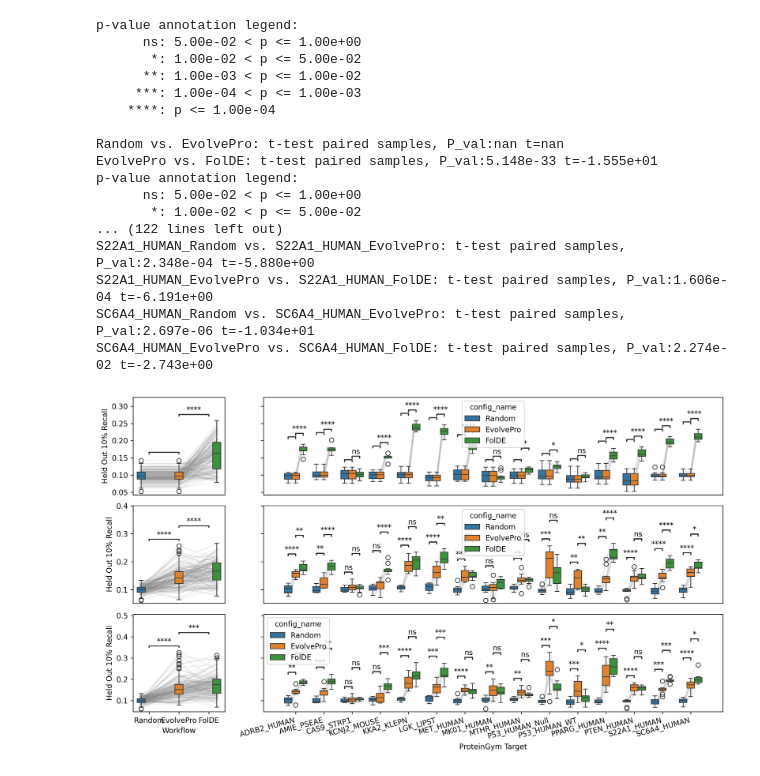
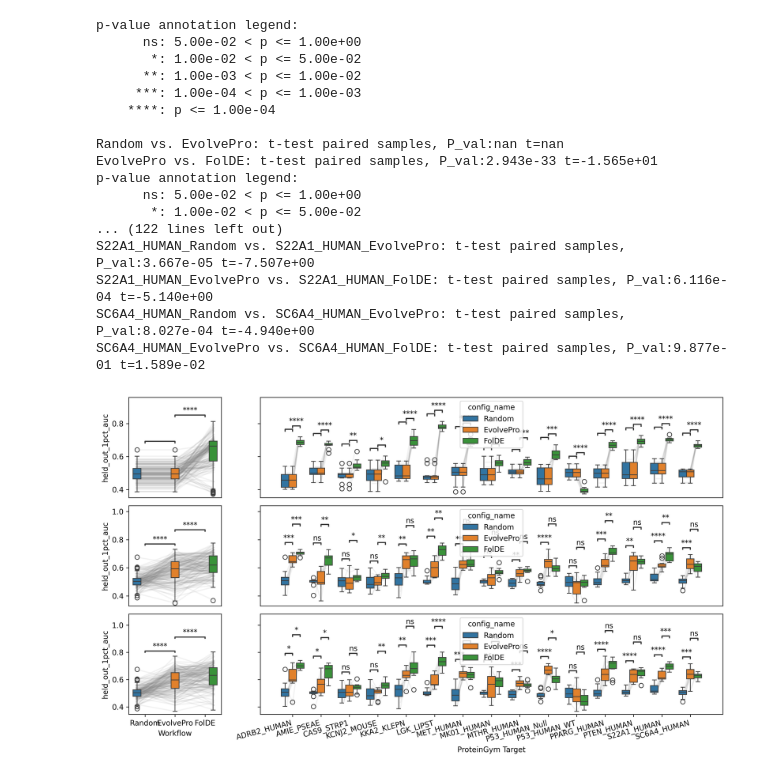
Before and after one commit to JBEI/foldy-internal, a Jupyter notebook: backend/src/notebooks/jacob/paperplots/250716_pertarget_breakdown_supplemental.ipynb, the cells around one changed output. Saved outputs shown, nothing was run; the diff lists cells and outputs as text; code cells hidden in the pictures.

```diff
--- a/backend/src/notebooks/jacob/paperplots/250716_pertarget_breakdown_supplemental.ipynb
+++ b/backend/src/notebooks/jacob/paperplots/250716_pertarget_breakdown_supplemental.ipynb
@@ -27,7 +25,7 @@ methods = [
     'FolDE'
 ]
 
-METRIC = 'held_out_10pct_recall'  # 'best_activity_this_round'  # held_out_activity_spearman
+METRIC = 'held_out_1pct_auc'  # 'best_activity_this_round'  # held_out_activity_spearman
 LINE_ALPHA = 0.1
 
 YRANGE = (0.0, 0.1)
@@ -182,36 +180,36 @@ for ax in [ax1, ax2, ax3, ax4]:
 
 for ax in [ax1, ax3, ax5]:
     if METRIC == 'held_out_1pct_recall':
         ax.set_ylabel('Held Out 1% Recall')
     elif METRIC == 'held_out_10pct_recall':
         ax.set_ylabel('Held Out 10% Recall')
     else:
         ax.set_ylabel(METRIC)
 
 ax5.set_xlabel('Workflow')
 ax6.set_xlabel('ProteinGym Target')
 
 # plt.title(f'Performance Difference At Round {ROUND}')
 plt.xticks(rotation=15, ha="right")
 plt.legend(title='config_name')
 plt.tight_layout()
 plt.show()
 # %% [output]
 p-value annotation legend:
       ns: 5.00e-02 < p <= 1.00e+00
        *: 1.00e-02 < p <= 5.00e-02
       **: 1.00e-03 < p <= 1.00e-02
      ***: 1.00e-04 < p <= 1.00e-03
     ****: p <= 1.00e-04
 
 Random vs. EvolvePro: t-test paired samples, P_val:nan t=nan
-EvolvePro vs. FolDE: t-test paired samples, P_val:5.148e-33 t=-1.555e+01
+EvolvePro vs. FolDE: t-test paired samples, P_val:2.943e-33 t=-1.565e+01
 p-value annotation legend:
       ns: 5.00e-02 < p <= 1.00e+00
        *: 1.00e-02 < p <= 5.00e-02
 ... (122 lines left out)
-S22A1_HUMAN_Random vs. S22A1_HUMAN_EvolvePro: t-test paired samples, P_val:2.348e-04 t=-5.880e+00
-S22A1_HUMAN_EvolvePro vs. S22A1_HUMAN_FolDE: t-test paired samples, P_val:1.606e-04 t=-6.191e+00
-SC6A4_HUMAN_Random vs. SC6A4_HUMAN_EvolvePro: t-test paired samples, P_val:2.697e-06 t=-1.034e+01
-SC6A4_HUMAN_EvolvePro vs. SC6A4_HUMAN_FolDE: t-test paired samples, P_val:2.274e-02 t=-2.743e+00
+S22A1_HUMAN_Random vs. S22A1_HUMAN_EvolvePro: t-test paired samples, P_val:3.667e-05 t=-7.507e+00
+S22A1_HUMAN_EvolvePro vs. S22A1_HUMAN_FolDE: t-test paired samples, P_val:6.116e-04 t=-5.140e+00
+SC6A4_HUMAN_Random vs. SC6A4_HUMAN_EvolvePro: t-test paired samples, P_val:8.027e-04 t=-4.940e+00
+SC6A4_HUMAN_EvolvePro vs. SC6A4_HUMAN_FolDE: t-test paired samples, P_val:9.877e-01 t=1.589e-02
-[figure, old version]
+[figure, new version]
```
Also changed, not shown: parts of 1 cell of this notebook, 12 other files.
